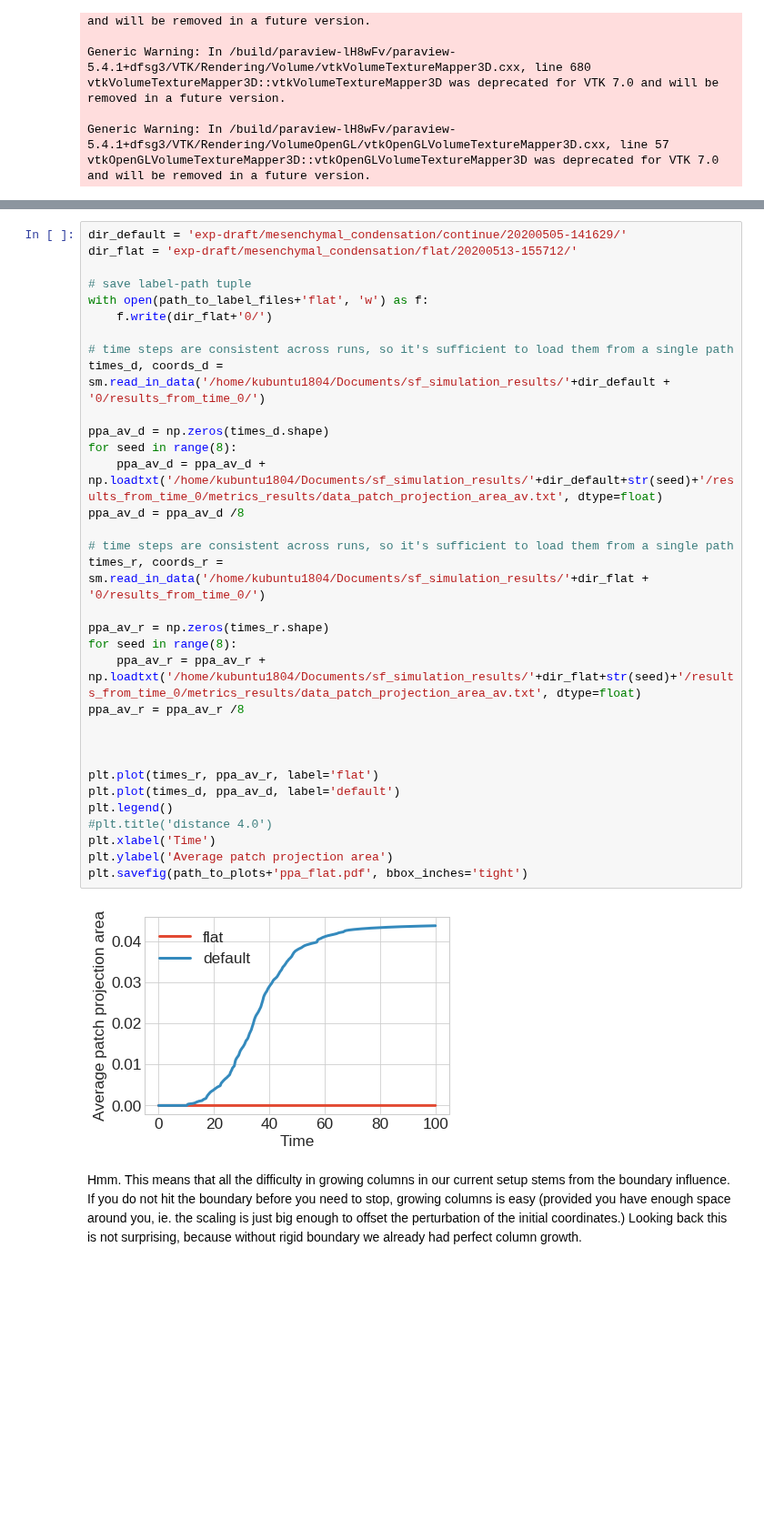
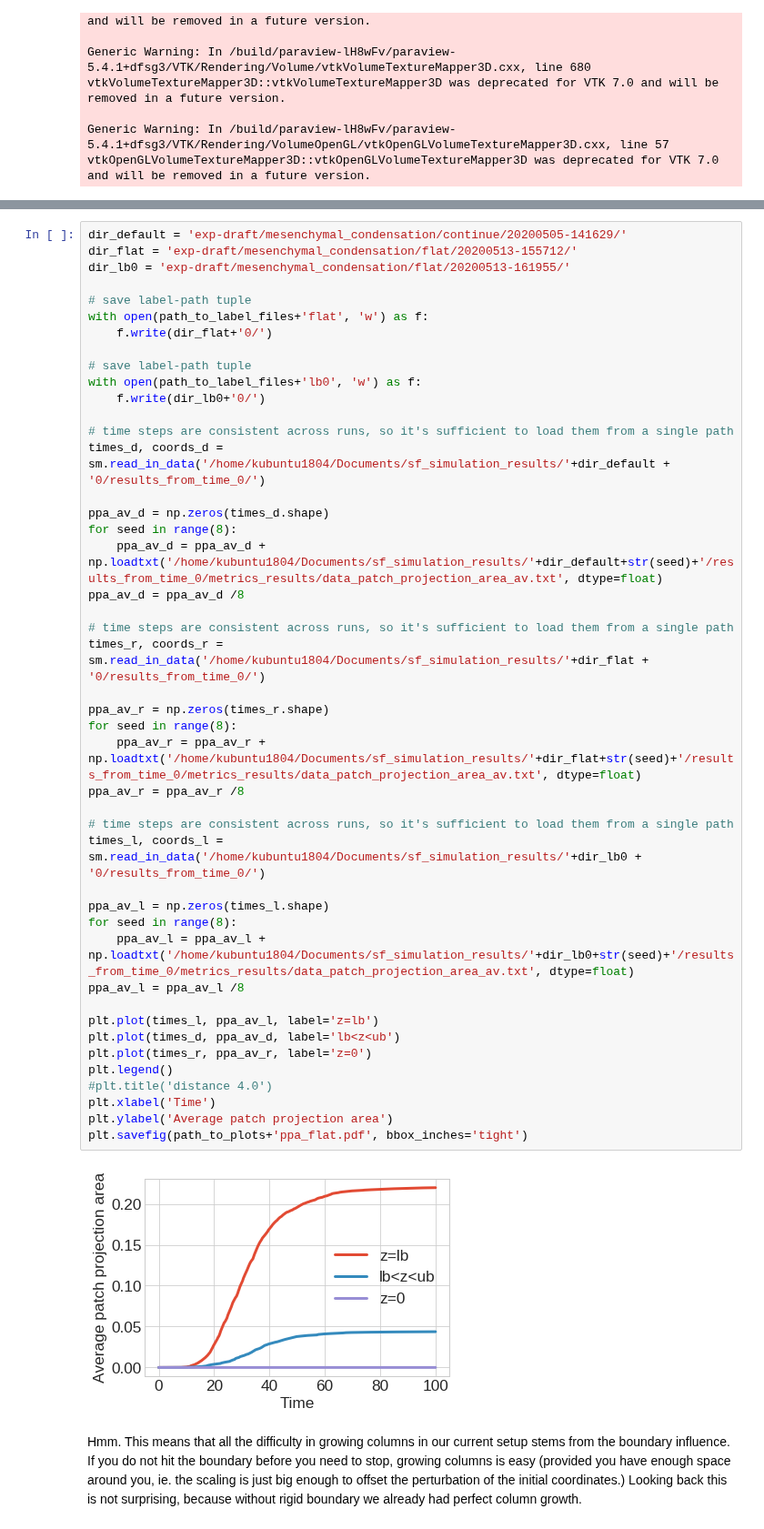
Before and after one commit to somathias/CartilageCBM, a Jupyter notebook: exp-mesenchymal_condensation_draft.ipynb, the cells around one changed output, grey strips where cells are left out. Shown at 91% size. Cells and saved outputs as stored; diff of their text form; blank space fills up the shorter version.

```diff
--- a/exp-mesenchymal_condensation_draft.ipynb
+++ b/exp-mesenchymal_condensation_draft.ipynb
@@ -318,38 +322,50 @@ Data:
 # %%
 dir_default = 'exp-draft/mesenchymal_condensation/continue/20200505-141629/'
 dir_flat = 'exp-draft/mesenchymal_condensation/flat/20200513-155712/'
+dir_lb0 = 'exp-draft/mesenchymal_condensation/flat/20200513-161955/'
 
 # save label-path tuple
 with open(path_to_label_files+'flat', 'w') as f:
     f.write(dir_flat+'0/')
+
+# save label-path tuple
+with open(path_to_label_files+'lb0', 'w') as f:
+    f.write(dir_lb0+'0/')
 
 # time steps are consistent across runs, so it's sufficient to load them from a single path
 times_d, coords_d = sm.read_in_data('/home/kubuntu1804/Documents/sf_simulation_results/'+dir_default + '0/results_from_time_0/')
 
 ppa_av_d = np.zeros(times_d.shape)
 for seed in range(8):
     ppa_av_d = ppa_av_d + np.loadtxt('/home/kubuntu1804/Documents/sf_simulation_results/'+dir_default+str(seed)+'/results_from_time_0/metrics_results/data_patch_projection_area_av.txt', dtype=float)
 ppa_av_d = ppa_av_d /8
 
 # time steps are consistent across runs, so it's sufficient to load them from a single path
 times_r, coords_r = sm.read_in_data('/home/kubuntu1804/Documents/sf_simulation_results/'+dir_flat + '0/results_from_time_0/')
 
 ppa_av_r = np.zeros(times_r.shape)
 for seed in range(8):
     ppa_av_r = ppa_av_r + np.loadtxt('/home/kubuntu1804/Documents/sf_simulation_results/'+dir_flat+str(seed)+'/results_from_time_0/metrics_results/data_patch_projection_area_av.txt', dtype=float)
 ppa_av_r = ppa_av_r /8
 
+# time steps are consistent across runs, so it's sufficient to load them from a single path
+times_l, coords_l = sm.read_in_data('/home/kubuntu1804/Documents/sf_simulation_results/'+dir_lb0 + '0/results_from_time_0/')
 
+ppa_av_l = np.zeros(times_l.shape)
+for seed in range(8):
+    ppa_av_l = ppa_av_l + np.loadtxt('/home/kubuntu1804/Documents/sf_simulation_results/'+dir_lb0+str(seed)+'/results_from_time_0/metrics_results/data_patch_projection_area_av.txt', dtype=float)
+ppa_av_l = ppa_av_l /8
 
-plt.plot(times_r, ppa_av_r, label='flat')
-plt.plot(times_d, ppa_av_d, label='default')
+plt.plot(times_l, ppa_av_l, label='z=lb')
+plt.plot(times_d, ppa_av_d, label='lb<z<ub')
+plt.plot(times_r, ppa_av_r, label='z=0')
 plt.legend()
 #plt.title('distance 4.0')
 plt.xlabel('Time')
 plt.ylabel('Average patch projection area')
 plt.savefig(path_to_plots+'ppa_flat.pdf', bbox_inches='tight')
 # %% [output]
-[figure, old version]
+[figure, new version]
 # %% [markdown]
 Hmm. This means that all the difficulty in growing columns in our current setup stems from the boundary influence. If you do not hit the boundary before you need to stop, growing columns is easy (provided you have enough space around you, ie. the scaling is just big enough to offset the perturbation of the initial coordinates.) Looking back this is not surprising, because without rigid boundary we already had perfect column growth.
 # %%
```
Also changed, not shown: parts of 4 cells of this notebook, 1 other file.
